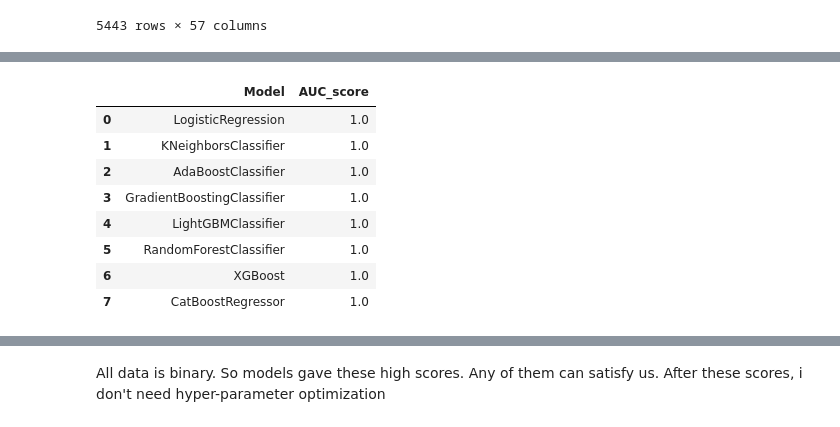
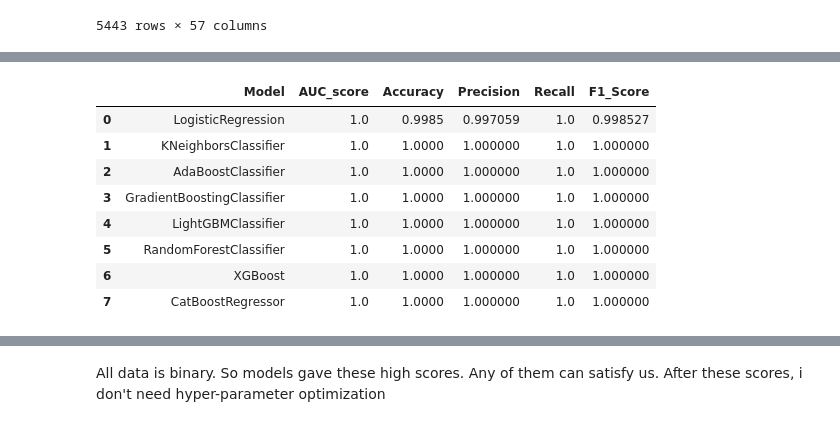
Before and after one commit to SalihSarii/VeriBilimi, a Jupyter notebook: Veri Bilimi/002-UCI-Mushroom-Dataset-Classification/Mushroom-Project.ipynb, the cells around one changed output, grey strips where cells are left out. Cells and saved outputs as stored; diff of their text form; code cells hidden in the pictures.

```diff
--- a/Veri Bilimi/002-UCI-Mushroom-Dataset-Classification/Mushroom-Project.ipynb
+++ b/Veri Bilimi/002-UCI-Mushroom-Dataset-Classification/Mushroom-Project.ipynb
@@ -613,32 +624,42 @@ models = {
 }
 # %%
 model_names = []
-r2_scores = []
 auc_scores = []
+accuracies = []
+precisions = []
+recalls = []
+f1_scores = []
 
 for model_name, model_instance in models.items():
     print(f"-----{model_name}-----")
 
+    #Fit and Predict
     model_instance.fit(X_train_ohe, y_train_ohe)
     y_pred = model_instance.predict(X_test_ohe)
     y_pred_prob = model_instance.predict_proba(X_test_ohe)
 
-    mae = round(mean_absolute_error(y_test_ohe, y_pred), 2)
-    mse = round(mean_squared_error(y_test_ohe, y_pred, squared=True), 2)
-    rmse = round(mean_squared_error(y_test_ohe, y_pred, squared=False), 2)
-    r2 = round(r2_score(y_test_ohe, y_pred), 2)
+    # Scores
     auc_score = round(roc_auc_score(y_test_ohe, y_pred_prob[:, 1]), 4)
+    accuracy = round(accuracy_score(y_test_ohe, y_pred),4)
+    precision = precision_score(y_test_ohe, y_pred)
+    recall = recall_score(y_test_ohe, y_pred)
+    f1_sc = f1_score(y_test_ohe, y_pred)
 
+    #Scores append
     model_names.append(model_name)
-    r2_scores.append(r2)
+    accuracies.append(accuracy)
+    precisions.append(precision)
+    recalls.append(recall)
+    f1_scores.append(f1_sc)
     auc_scores.append(auc_score)
 
-    print("MAE Score: ", mae)
-    print("MSE Score: ", mse)
-    print("RMSE Score: ", rmse)
-    print("R-Squared Score: ", r2)
+    #Scores print
     print("AUC Score:",auc_score)
-    print('Classification Report :\n', classification_report(y_test_ohe,y_pred))
+    print(f'Accuracy: {accuracy}')
+    print(f'Precision: {precision}')
+    print(f'Recall: {recall}')
+    print('F1-Score:',f1_sc)
+
     print("\n")
 # %% [output]
 -----LogisticRegression-----
@@ -769,12 +682,14 @@ results
-# %%
-results2
-# %% [output]
-|  | Model | AUC_score |
-| 0 | LogisticRegression | 1.0 |
-| 1 | KNeighborsClassifier | 1.0 |
-| 2 | AdaBoostClassifier | 1.0 |
-| 3 | GradientBoostingClassifier | 1.0 |
-| 4 | LightGBMClassifier | 1.0 |
-| 5 | RandomForestClassifier | 1.0 |
-| 6 | XGBoost | 1.0 |
-| 7 | CatBoostRegressor | 1.0 |
+# %%
+results = pd.DataFrame({'Model': model_names,'AUC_score': auc_scores, 'Accuracy':accuracies,'Precision':precisions,'Recall':recalls,'F1_Score':f1_scores})
+# %%
+results.sort_values(by='AUC_score', ascending=False)
+# %% [output]
+|  | Model | AUC_score | Accuracy | Precision | Recall | F1_Score |
+| 0 | LogisticRegression | 1.0 | 0.9985 | 0.997059 | 1.0 | 0.998527 |
+| 1 | KNeighborsClassifier | 1.0 | 1.0000 | 1.000000 | 1.0 | 1.000000 |
+| 2 | AdaBoostClassifier | 1.0 | 1.0000 | 1.000000 | 1.0 | 1.000000 |
+| 3 | GradientBoostingClassifier | 1.0 | 1.0000 | 1.000000 | 1.0 | 1.000000 |
+| 4 | LightGBMClassifier | 1.0 | 1.0000 | 1.000000 | 1.0 | 1.000000 |
+| 5 | RandomForestClassifier | 1.0 | 1.0000 | 1.000000 | 1.0 | 1.000000 |
+| 6 | XGBoost | 1.0 | 1.0000 | 1.000000 | 1.0 | 1.000000 |
+| 7 | CatBoostRegressor | 1.0 | 1.0000 | 1.000000 | 1.0 | 1.000000 |
```
Also changed, not shown: parts of 30 cells of this notebook.
